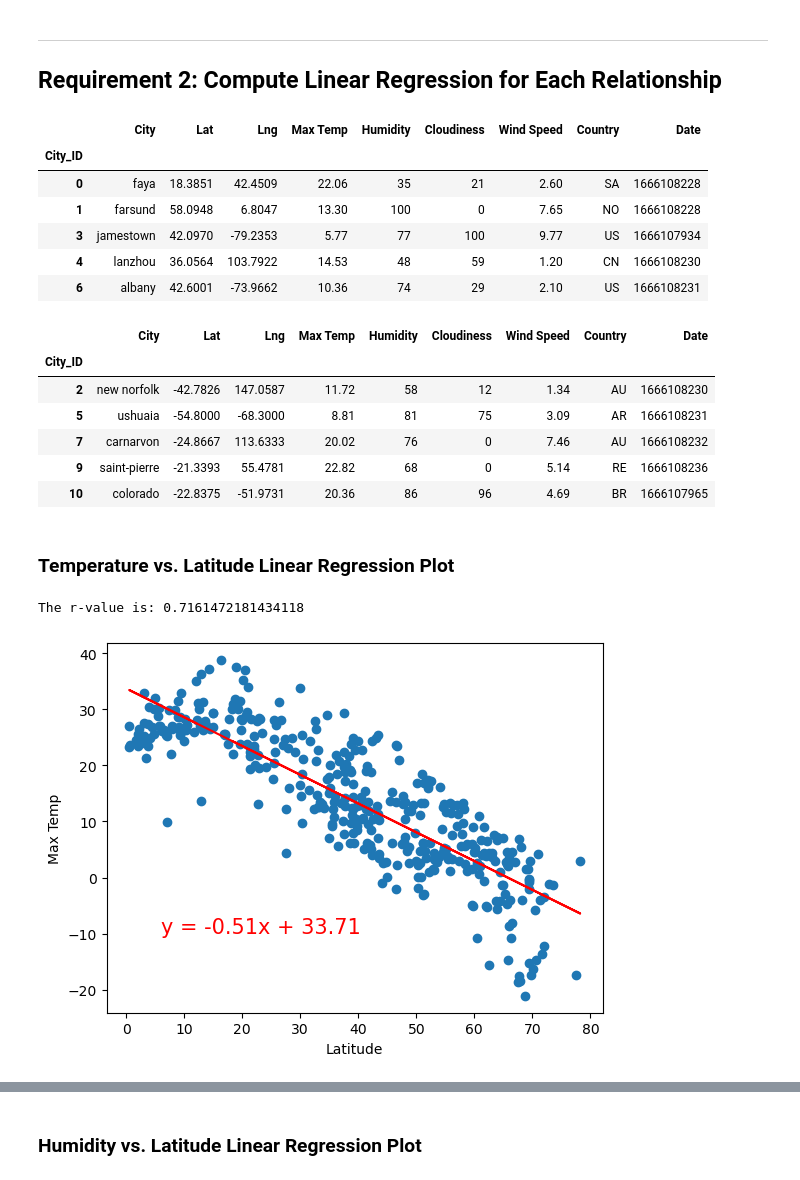
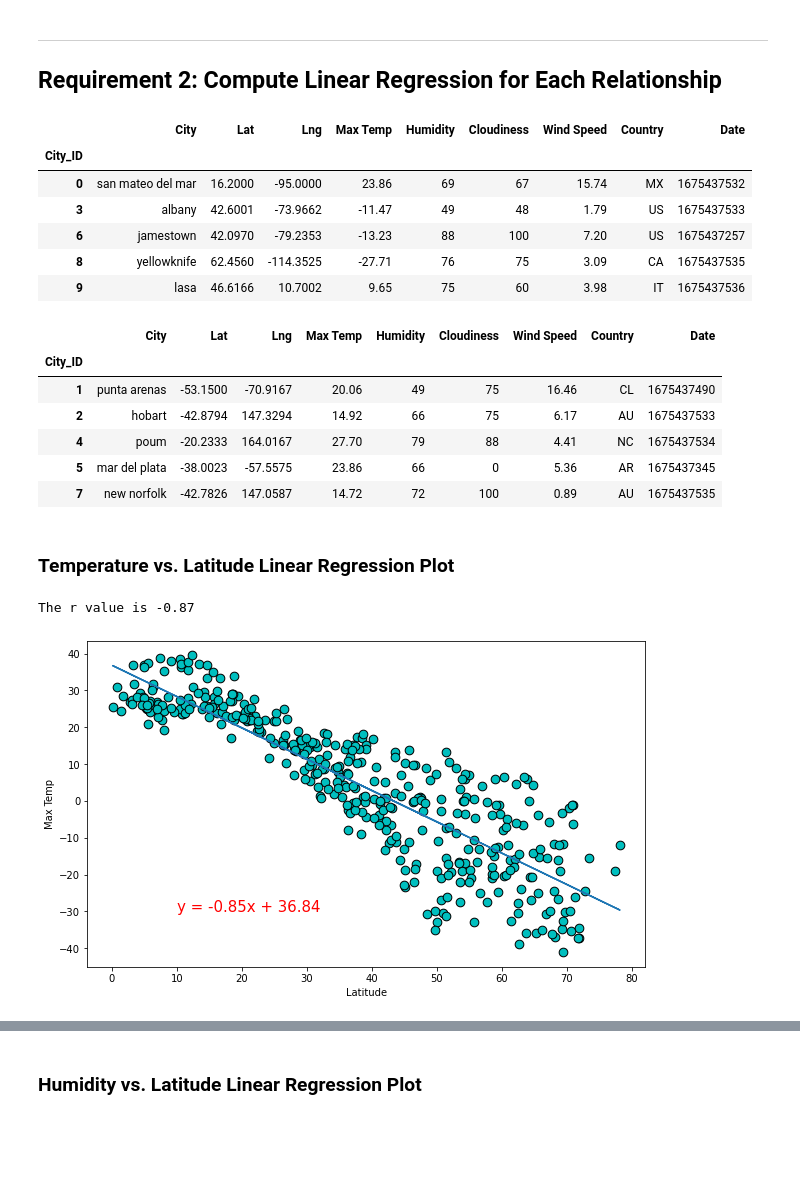
Before and after one commit to rhisehl/Weather-Evaluation, a Jupyter notebook: WeatherPy/WeatherPy.ipynb, the cells around one changed output, grey strips where cells are left out. Drawn from its saved outputs; the diff is of its cells as text; code cells hidden in the pictures; blank space fills up the shorter version.

```diff
--- a/WeatherPy/WeatherPy.ipynb
+++ b/WeatherPy/WeatherPy.ipynb
@@ -219,11 +252,16 @@ plt.show()
 #### Latitude vs. Wind Speed Plot
 # %%
 # Build the scatter plots for latitude vs. wind speed
-# YOUR CODE HERE
+fig, ax = plt.subplots(figsize=(10,6))
+
+ax.scatter(city_data_df["Lat"], city_data_df["Wind Speed"],edgecolor="black",facecolor="c",s=75)
 
 # Incorporate the other graph properties
-# YOUR CODE HERE
-
+ax.set(title= "City Latitude vs. Wind Speed (2023-02-03)",
+       ylabel= "Wind Speed (m/s)",
+       xlabel="Latitude"
+      )
+ax.grid(which="major",axis="both")
 # Save the figure
 plt.savefig("output_data/Fig4.png")
 
@@ -241,36 +276,48 @@ plt.show()
+# %%
+# Define a function to create Linear Regression plots
+def lin_regress(x,y,x_label,y_label,loc):
+    plt_slope,plt_int,plt_r,plt_p,plt_std_err = linregress(x,y)
+    print(f"The r value is {round(plt_r,2)}")
+    fit_values = plt_slope * x + plt_int
+    fig,ax = plt.subplots(figsize = (10,6))
+    ax.scatter(x,y,edgecolor="black",facecolor="c",s=75)
+    ax.plot(x,fit_values)
+    ax.set_ylabel(y_label)
+    ax.set_xlabel(x_label)
+    ax.annotate((f"y = {str(round(plt_slope,2))}x + {str(round(plt_int,2))}"),loc,fontsize=15,color="red")
+    plt.show()
 # %%
 # Create a DataFrame with the Northern Hemisphere data (Latitude >= 0)
-# YOUR CODE HERE
-
+northern_hemi_df = pd.DataFrame(city_data_df.loc[city_data_df["Lat"] >=0,:])
 # Display sample data
 northern_hemi_df.head()
 # %% [output]
 |  | City | Lat | Lng | Max Temp | Humidity | Cloudiness | Wind Speed | Country | Date |
 | City_ID |  |  |  |  |  |  |  |  |  |
-| 0 | faya | 18.3851 | 42.4509 | 22.06 | 35 | 21 | 2.60 | SA | 1666108228 |
-| 1 | farsund | 58.0948 | 6.8047 | 13.30 | 100 | 0 | 7.65 | NO | 1666108228 |
-| 3 | jamestown | 42.0970 | -79.2353 | 5.77 | 77 | 100 | 9.77 | US | 1666107934 |
-| 4 | lanzhou | 36.0564 | 103.7922 | 14.53 | 48 | 59 | 1.20 | CN | 1666108230 |
-| 6 | albany | 42.6001 | -73.9662 | 10.36 | 74 | 29 | 2.10 | US | 1666108231 |
+| 0 | san mateo del mar | 16.2000 | -95.0000 | 23.86 | 69 | 67 | 15.74 | MX | 1675437532 |
+| 3 | albany | 42.6001 | -73.9662 | -11.47 | 49 | 48 | 1.79 | US | 1675437533 |
+| 6 | jamestown | 42.0970 | -79.2353 | -13.23 | 88 | 100 | 7.20 | US | 1675437257 |
+| 8 | yellowknife | 62.4560 | -114.3525 | -27.71 | 76 | 75 | 3.09 | CA | 1675437535 |
+| 9 | lasa | 46.6166 | 10.7002 | 9.65 | 75 | 60 | 3.98 | IT | 1675437536 |
 # %%
 # Create a DataFrame with the Southern Hemisphere data (Latitude < 0)
-# YOUR CODE HERE
+southern_hemi_df = pd.DataFrame(city_data_df.loc[city_data_df["Lat"] <0,:])
 
 # Display sample data
 southern_hemi_df.head()
 # %% [output]
 |  | City | Lat | Lng | Max Temp | Humidity | Cloudiness | Wind Speed | Country | Date |
 | City_ID |  |  |  |  |  |  |  |  |  |
-| 2 | new norfolk | -42.7826 | 147.0587 | 11.72 | 58 | 12 | 1.34 | AU | 1666108230 |
-| 5 | ushuaia | -54.8000 | -68.3000 | 8.81 | 81 | 75 | 3.09 | AR | 1666108231 |
-| 7 | carnarvon | -24.8667 | 113.6333 | 20.02 | 76 | 0 | 7.46 | AU | 1666108232 |
-| 9 | saint-pierre | -21.3393 | 55.4781 | 22.82 | 68 | 0 | 5.14 | RE | 1666108236 |
-| 10 | colorado | -22.8375 | -51.9731 | 20.36 | 86 | 96 | 4.69 | BR | 1666107965 |
+| 1 | punta arenas | -53.1500 | -70.9167 | 20.06 | 49 | 75 | 16.46 | CL | 1675437490 |
+| 2 | hobart | -42.8794 | 147.3294 | 14.92 | 66 | 75 | 6.17 | AU | 1675437533 |
+| 4 | poum | -20.2333 | 164.0167 | 27.70 | 79 | 88 | 4.41 | NC | 1675437534 |
+| 5 | mar del plata | -38.0023 | -57.5575 | 23.86 | 66 | 0 | 5.36 | AR | 1675437345 |
+| 7 | new norfolk | -42.7826 | 147.0587 | 14.72 | 72 | 100 | 0.89 | AU | 1675437535 |
 # %% [markdown]
 ###  Temperature vs. Latitude Linear Regression Plot
 # %%
 # Linear regression on Northern Hemisphere
-# YOUR CODE HERE
+lin_regress(northern_hemi_df["Lat"],northern_hemi_df["Max Temp"],"Latitude","Max Temp",(10,-30))
 # %% [output]
-The r-value is: 0.7161472181434118
+The r value is -0.87
-[figure, old version]
+[figure, new version]
```
Also changed, not shown: parts of 32 cells of this notebook, 5 other files.
